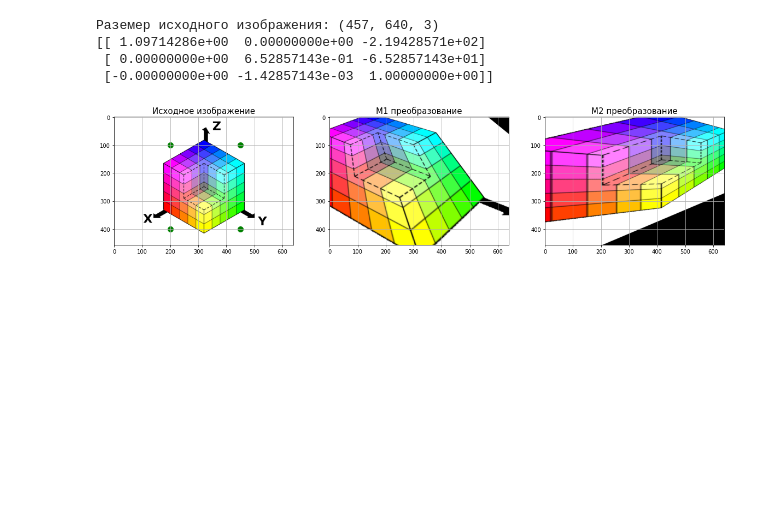
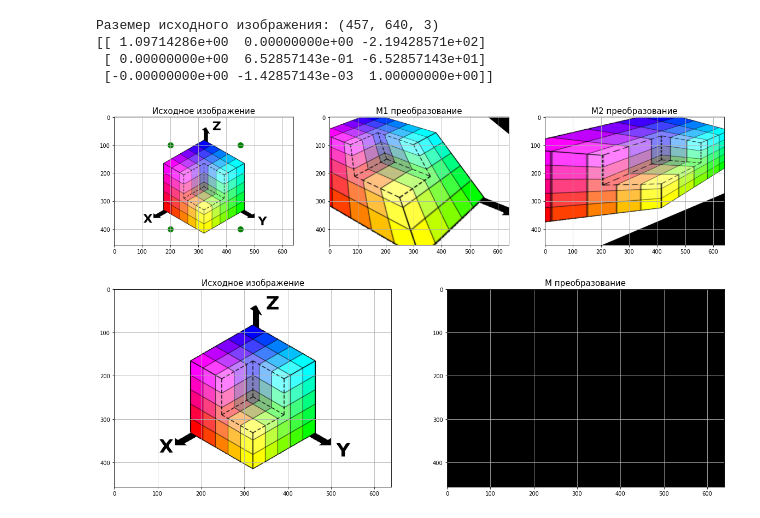
Before and after one commit to ml-dafe/cv_mipt_major, a Jupyter notebook: 01_first_images/seminar_01.ipynb, the cells around one changed output. Cells and saved outputs as stored; diff of their text form; code cells hidden in the pictures; blank space fills up the shorter version.

```diff
--- a/01_first_images/seminar_01.ipynb
+++ b/01_first_images/seminar_01.ipynb
@@ -679,3 +684,19 @@ ax3.grid();
  [ 0.00000000e+00  6.52857143e-01 -6.52857143e+01]
  [-0.00000000e+00 -1.42857143e-03  1.00000000e+00]]
 [figure]
+# %%
+M = np.array([[1, 0, 0], [0, 1, 0], [0, 0, -1]], dtype=float)
+
+fig, m_axs = plt.subplots(1, 2, figsize=(20,8))
+ax1, ax2= m_axs
+
+ax1.set_title('Исходное изображение', fontsize=15)
+ax1.imshow(image)
+ax1.grid()
+
+ax2.set_title('M преобразование', fontsize=15)
+res = cv2.warpPerspective(image, M, (cols, rows))
+ax2.imshow(res)
+ax2.grid()
+# %% [output]
+[figure, added]
```
Also changed, not shown: parts of 7 cells of this notebook.
